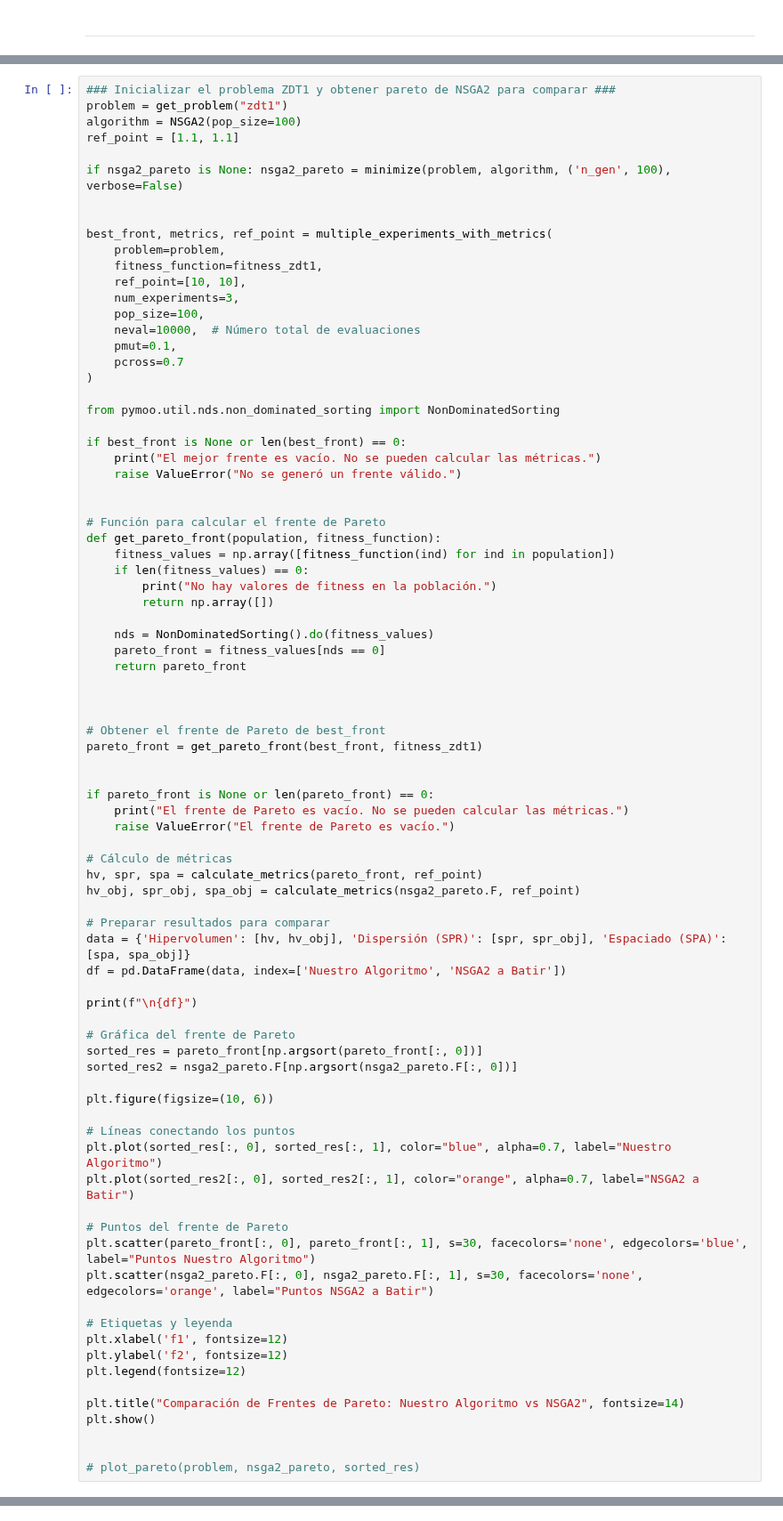
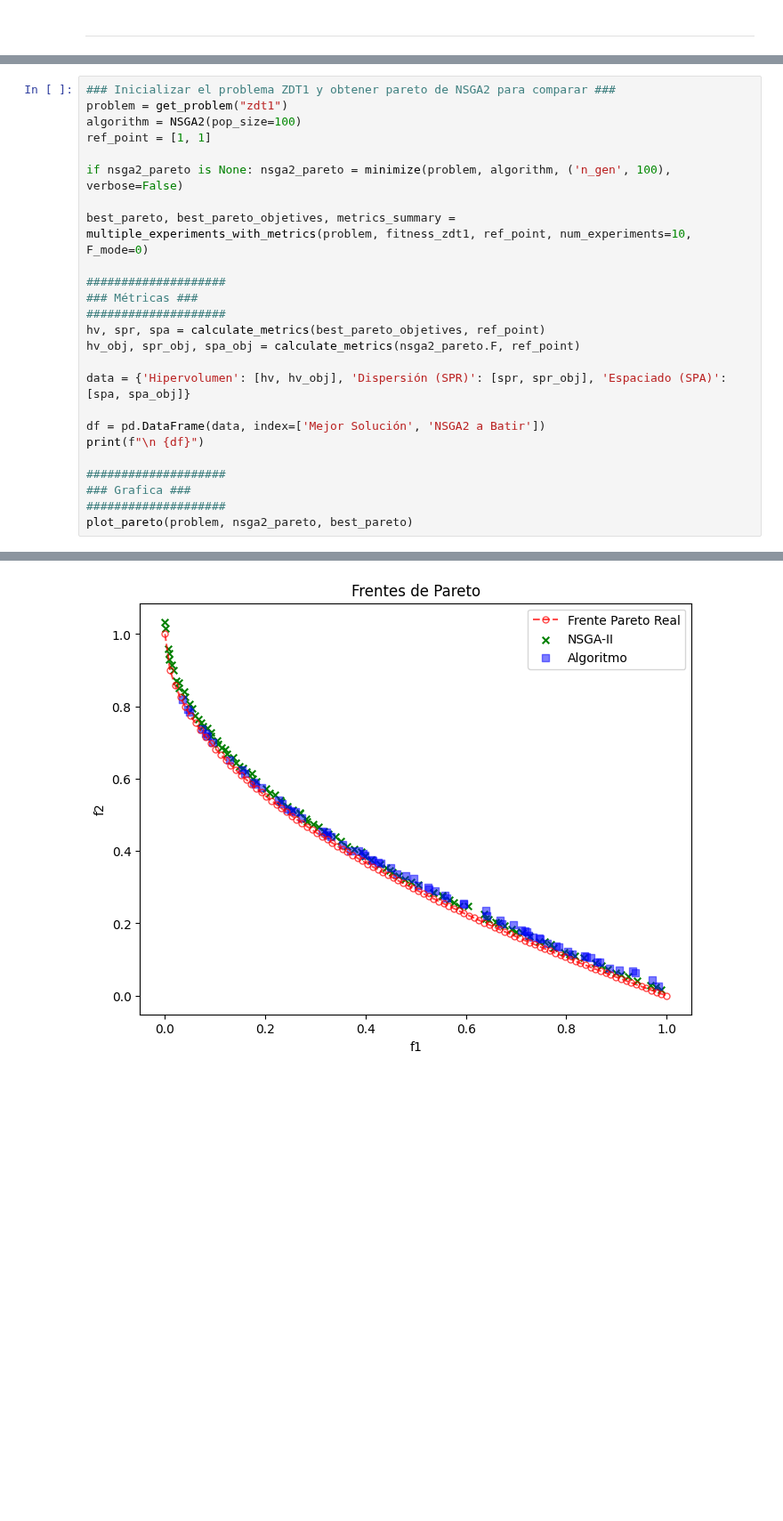
Before and after one commit to JorgeDC01/EMOC, a Jupyter notebook: H2/ZDT1.ipynb, the cells around one changed output, grey strips where cells are left out. Shown at 89% size. Drawn from its saved outputs; the diff is of its cells as text; blank space fills up the shorter version.

Commit message:
Finished ZDT1 with DE, multiple_ex and dynamic F

```diff
--- a/H2/ZDT1.ipynb
+++ b/H2/ZDT1.ipynb
@@ -353,82 +392,25 @@ def multiple_experiments_with_metrics(problem, fitness_function, ref_point, num_
 ### Inicializar el problema ZDT1 y obtener pareto de NSGA2 para comparar ###
 problem = get_problem("zdt1")
 algorithm = NSGA2(pop_size=100)
-ref_point = [1.1, 1.1]
+ref_point = [1, 1]
 
 if nsga2_pareto is None: nsga2_pareto = minimize(problem, algorithm, ('n_gen', 100), verbose=False)
 
+best_pareto, best_pareto_objetives, metrics_summary = multiple_experiments_with_metrics(problem, fitness_zdt1, ref_point, num_experiments=10, F_mode=0)
 
-best_front, metrics, ref_point = multiple_experiments_with_metrics(
-    problem=problem,
-    fitness_function=fitness_zdt1,
-    ref_point=[10, 10],
-    num_experiments=3,
-    pop_size=100,
-    neval=10000,  # Número total de evaluaciones
-    pmut=0.1,
-    pcross=0.7
-)
-
-from pymoo.util.nds.non_dominated_sorting import NonDominatedSorting
-
-if best_front is None or len(best_front) == 0:
-    print("El mejor frente es vacío. No se pueden calcular las métricas.")
-    raise ValueError("No se generó un frente válido.")
-
-
-# Función para calcular el frente de Pareto
-def get_pareto_front(population, fitness_function):
-    fitness_values = np.array([fitness_function(ind) for ind in population])
-    if len(fitness_values) == 0:
-        print("No hay valores de fitness en la población.")
-        return np.array([])
-
-    nds = NonDominatedSorting().do(fitness_values)
-    pareto_front = fitness_values[nds == 0]
-    return pareto_front
-
-
-
-# Obtener el frente de Pareto de best_front
-pareto_front = get_pareto_front(best_front, fitness_zdt1)
-
-
-if pareto_front is None or len(pareto_front) == 0:
-    print("El frente de Pareto es vacío. No se pueden calcular las métricas.")
-    raise ValueError("El frente de Pareto es vacío.")
-
-# Cálculo de métricas
-hv, spr, spa = calculate_metrics(pareto_front, ref_point)
+####################
+### Métricas ###
+####################
+hv, spr, spa = calculate_metrics(best_pareto_objetives, ref_point)
 hv_obj, spr_obj, spa_obj = calculate_metrics(nsga2_pareto.F, ref_point)
 
-# Preparar resultados para comparar
 data = {'Hipervolumen': [hv, hv_obj], 'Dispersión (SPR)': [spr, spr_obj], 'Espaciado (SPA)': [spa, spa_obj]}
-df = pd.DataFrame(data, index=['Nuestro Algoritmo', 'NSGA2 a Batir'])
 
-print(f"\n{df}")
+df = pd.DataFrame(data, index=['Mejor Solución', 'NSGA2 a Batir'])
+print(f"\n {df}")
 
-# Gráfica del frente de Pareto
-sorted_res = pareto_front[np.argsort(pareto_front[:, 0])]
-sorted_res2 = nsga2_pareto.F[np.argsort(nsga2_pareto.F[:, 0])]
-
-plt.figure(figsize=(10, 6))
-
-# Líneas conectando los puntos
-plt.plot(sorted_res[:, 0], sorted_res[:, 1], color="blue", alpha=0.7, label="Nuestro Algoritmo")
-plt.plot(sorted_res2[:, 0], sorted_res2[:, 1], color="orange", alpha=0.7, label="NSGA2 a Batir")
-
-# Puntos del frente de Pareto
-plt.scatter(pareto_front[:, 0], pareto_front[:, 1], s=30, facecolors='none', edgecolors='blue', label="Puntos Nuestro Algoritmo")
-plt.scatter(nsga2_pareto.F[:, 0], nsga2_pareto.F[:, 1], s=30, facecolors='none', edgecolors='orange', label="Puntos NSGA2 a Batir")
-
-# Etiquetas y leyenda
-plt.xlabel('f1', fontsize=12)
-plt.ylabel('f2', fontsize=12)
-plt.legend(fontsize=12)
-
-plt.title("Comparación de Frentes de Pareto: Nuestro Algoritmo vs NSGA2", fontsize=14)
-plt.show()
-
-
-# plot_pareto(problem, nsga2_pareto, sorted_res)
+####################
+### Grafica ###
+####################
+plot_pareto(problem, nsga2_pareto, best_pareto)
 # %% [output]
@@ -447,0 +436 @@ ValueError: El frente de Pareto es vacío.
+[figure, added]
```
Also changed, not shown: parts of 18 cells of this notebook.
